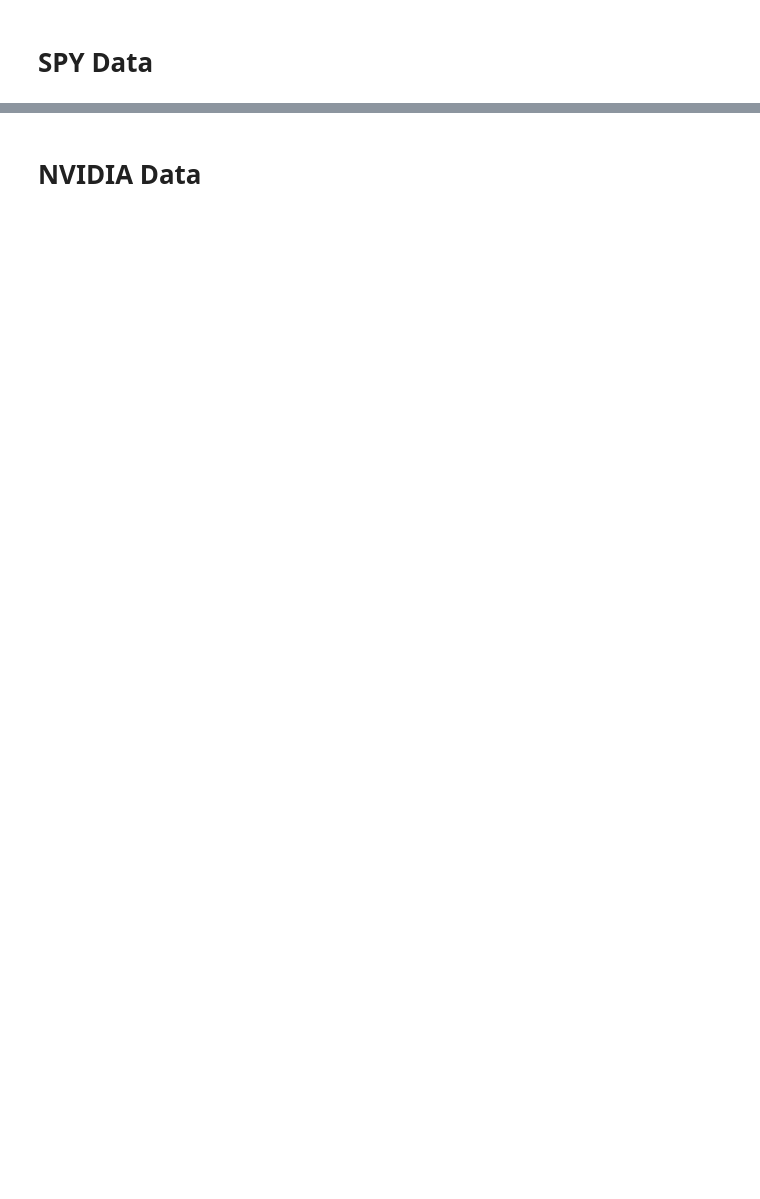
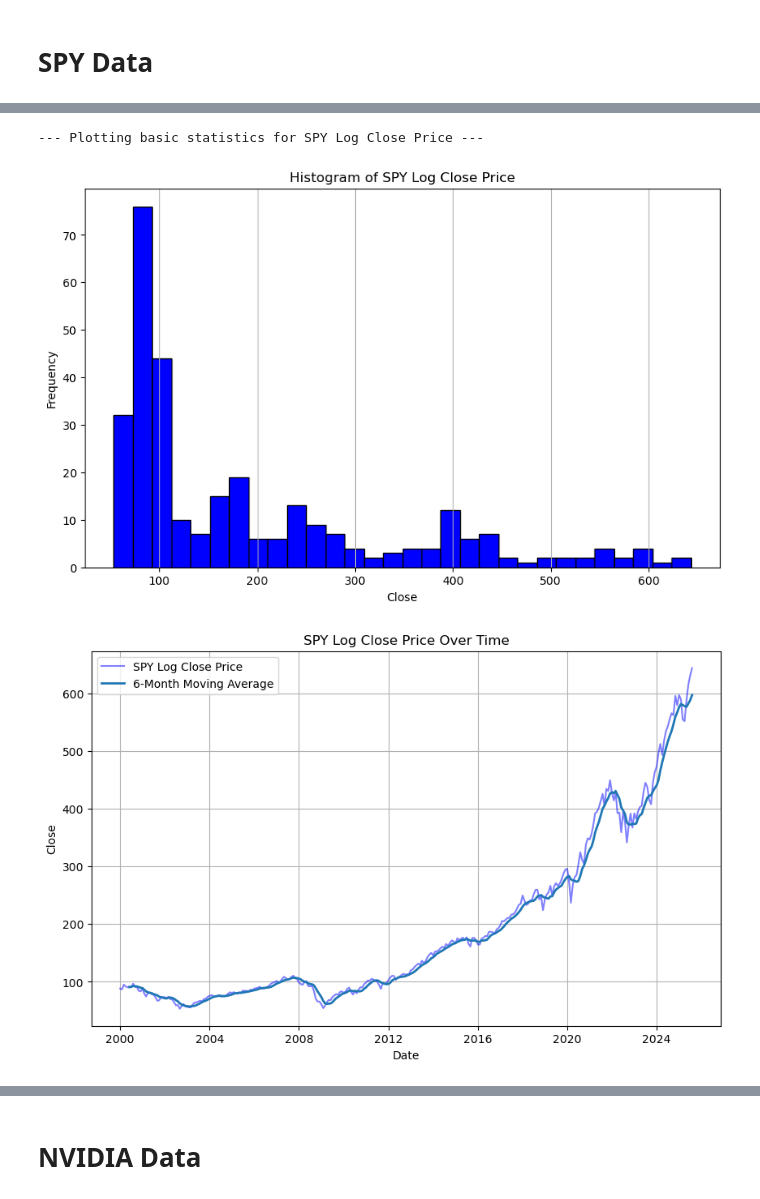
Before and after one commit to bwhong/bwhong-dsci510_fall2025_final_project, a Jupyter notebook: src/results.ipynb, the cells around one changed output, grey strips where cells are left out. Cells and saved outputs as stored; diff of their text form; code cells hidden in the pictures; blank space fills up the shorter version.

```diff
--- a/src/results.ipynb
+++ b/src/results.ipynb
@@ -33,2 +55,6 @@ plot_statistics(fred_processed_data, 'Unemployment Rate', result_dir=RESULTS_DIR
 # %% [markdown]
 # SPY Data
+# %%
+spy_raw_data = get_stock_data(SPY_DATASET,  START_DATE, END_DATE, '1mo', True)
+spy_processed_data  = process_stock_data(spy_raw_data, 'SPY', log = False)
+spy_processed_data.head()
@@ -35,3 +73,9 @@ plot_statistics(fred_processed_data, 'Unemployment Rate', result_dir=RESULTS_DIR
+# %%
+plot_statistics(spy_processed_data, 'SPY Log Close Price', result_dir=RESULTS_DIR, color = SPY_DATASET_COLOR, notebook_plot=True)
+# %% [output]
+--- Plotting basic statistics for SPY Log Close Price ---
+[figure, added]
+[figure, added]
 # %%
 spy_raw_data = get_stock_data(SPY_DATASET,  START_DATE, END_DATE, '1mo', True)
 spy_processed_data  = process_stock_data(spy_raw_data, 'SPY')
```
Also changed, not shown: parts of 10 cells of this notebook, 2 other files.
